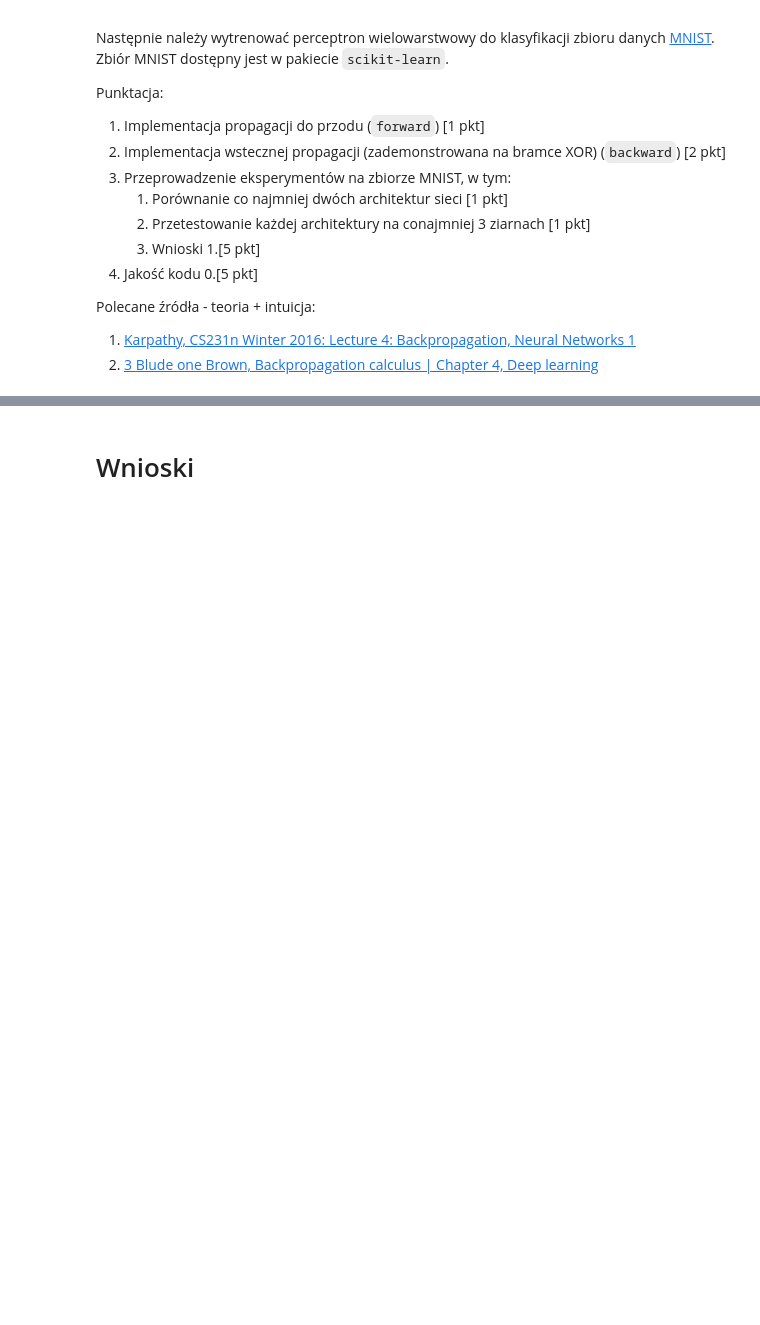
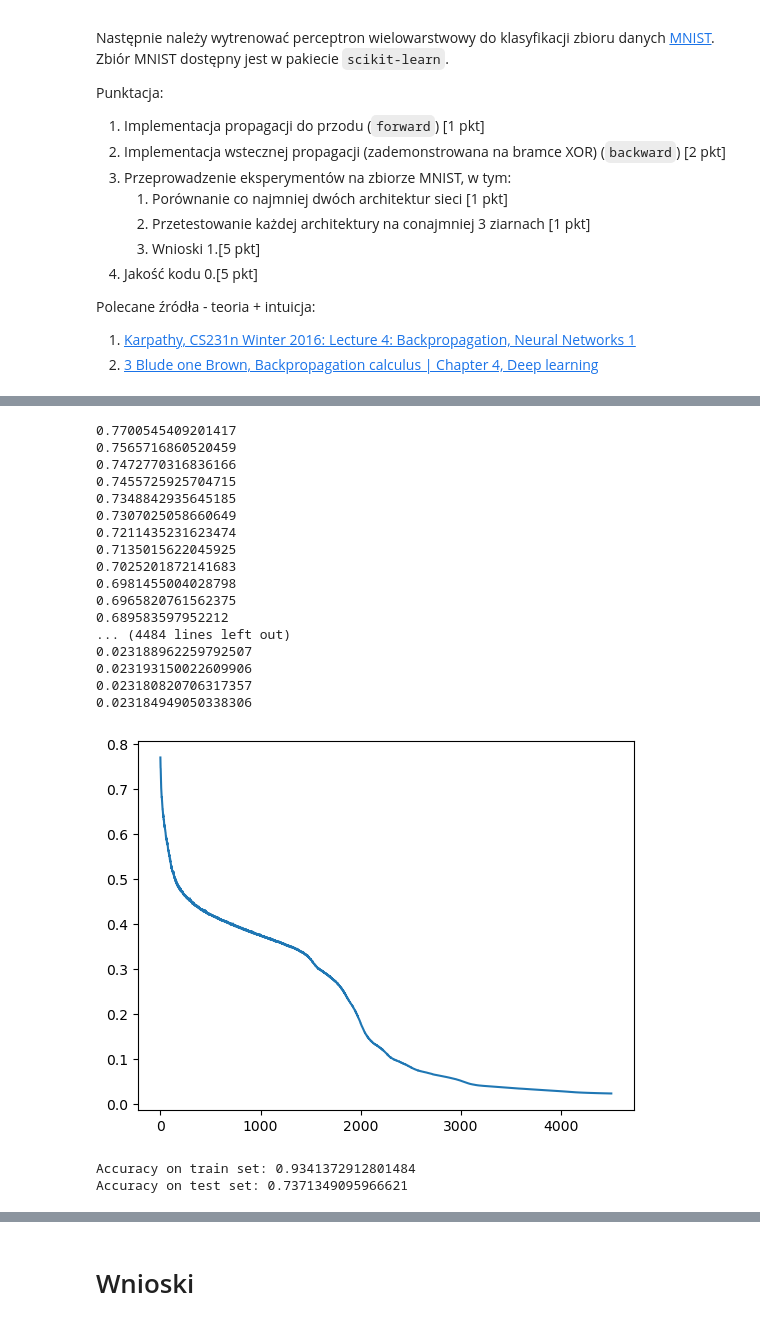
Before and after one commit to szczygiell/Machine_Learning_basics, a Jupyter notebook: cw5.ipynb, the cells around one changed output, grey strips where cells are left out. Drawn from its saved outputs; the diff is of its cells as text; code cells hidden in the pictures; blank space fills up the shorter version.

```diff
--- a/cw5.ipynb
+++ b/cw5.ipynb
@@ -265,8 +255,17 @@ def sigmoid_tester(learning_rate, epochs, random_state, amount_of_layers, verbos
     loss = Loss(loss_function, loss_derivative)
     network.compile(loss=loss)
 
-    network.fit(new_X_train, y_train, epochs, learning_rate, verbose=verbose)
+    network.fit(new_X_train, y_train, epochs, learning_rate, verbose)
 
+    predictions_t = []
+    for i in range(len(X_train)):
+        output = network(new_X_train[i])
+        prediction = np.argmax(output)
+        predictions_t.append(prediction)
+
+    accuracy = np.mean(np.array(predictions_t) == y_train)
+    print(f"Accuracy on train set: {accuracy}")
+    regression_plot(predictions_t, y_train)
     predictions = []
     for i in range(len(X_test)):
         output = network(new_X_test[i])
@@ -275,6 +274,7 @@ def sigmoid_tester(learning_rate, epochs, random_state, amount_of_layers, verbos
 
     accuracy = np.mean(np.array(predictions) == y_test)
     print(f"Accuracy on test set: {accuracy}")
+
 
     regression_plot(predictions, y_test)
 
@@ -290,9 +290,9 @@ def tanh_tester(learning_rate, epochs, random_state, amount_of_layers, verbose):
 
     if amount_of_layers == 3:
         layers = [
-            FullyConnected(input_size=X_train.shape[1], output_size=128, act_func=Tanh()),  # Warstwa wejściowa
-            FullyConnected(input_size=128, output_size=64, act_func=Tanh()),  # Ukryta warstwa
-            FullyConnected(input_size=64, output_size=10, act_func=Tanh()),  # Warstwa wyjściowa
+            FullyConnected(input_size=X_train.shape[1], output_size=64, act_func=Tanh()),  # Warstwa wejściowa
+            FullyConnected(input_size=64, output_size=32, act_func=Tanh()),  # Ukryta warstwa
+            FullyConnected(input_size=32, output_size=10, act_func=Tanh()),  # Warstwa wyjściowa
         ]
     elif amount_of_layers == 2:
         layers = [
@@ -310,6 +310,15 @@ def tanh_tester(learning_rate, epochs, random_state, amount_of_layers, verbose):
 
     network.fit(new_X_train, y_train, epochs, learning_rate, verbose=verbose)
 
+    predictions_t = []
+    for i in range(len(X_train)):
+        output = network(new_X_train[i])
+        prediction = np.argmax(output)
+        predictions_t.append(prediction)
+
+    accuracy = np.mean(np.array(predictions_t) == y_train)
+    print(f"Accuracy on train set: {accuracy}")
+
     predictions = []
     for i in range(len(X_test)):
         output = network(new_X_test[i])
@@ -318,7 +327,7 @@ def tanh_tester(learning_rate, epochs, random_state, amount_of_layers, verbose):
 
     accuracy = np.mean(np.array(predictions) == y_test)
     print(f"Accuracy on test set: {accuracy}")
-
+    regression_plot(predictions_t, y_train)
     regression_plot(predictions, y_test)
 
 def ReLU_tester(learning_rate, epochs, random_state, amount_of_layers, verbose):
@@ -333,7 +342,8 @@ def ReLU_tester(learning_rate, epochs, random_state, amount_of_layers, verbose):
 
     if amount_of_layers == 3:
         layers = [
-            FullyConnected(input_size=X_train.shape[1], output_size=128, act_func=ReLU()),  # Warstwa wejściowa
+            FullyConnected(input_size=X_train.shape[1], output_size=256, act_func=ReLU()),
+            FullyConnected(input_size=256, output_size=128, act_func=ReLU()),  # Warstwa wejściowa
             FullyConnected(input_size=128, output_size=64, act_func=ReLU()),  # Ukryta warstwa
             FullyConnected(input_size=64, output_size=10, act_func=ReLU()),  # Warstwa wyjściowa
         ]
@@ -385,0 +407,26 @@ Accuracy on test set: 0.09318497913769123
+# %%
+# lr=0.001 epoch=30 momentum=0.5
+# lr=0.00001 epoch=300 momentum=0.9
+# lr=0.0001 epoch=4500 momentum=0.2
+tanh_tester(0.0001, 4500, 40, 3, 1)
+# %% [output]
+0.7700545409201417
+0.7565716860520459
+0.7472770316836166
+0.7455725925704715
+0.7348842935645185
+0.7307025058660649
+0.7211435231623474
+0.7135015622045925
+0.7025201872141683
+0.6981455004028798
+0.6965820761562375
+0.689583597952212
+... (4484 lines left out)
+0.023188962259792507
+0.023193150022609906
+0.023180820706317357
+0.023184949050338306
+[figure, added]
+Accuracy on train set: 0.9341372912801484
+Accuracy on test set: 0.7371349095966621
```
Also changed, not shown: parts of 10 cells of this notebook.
